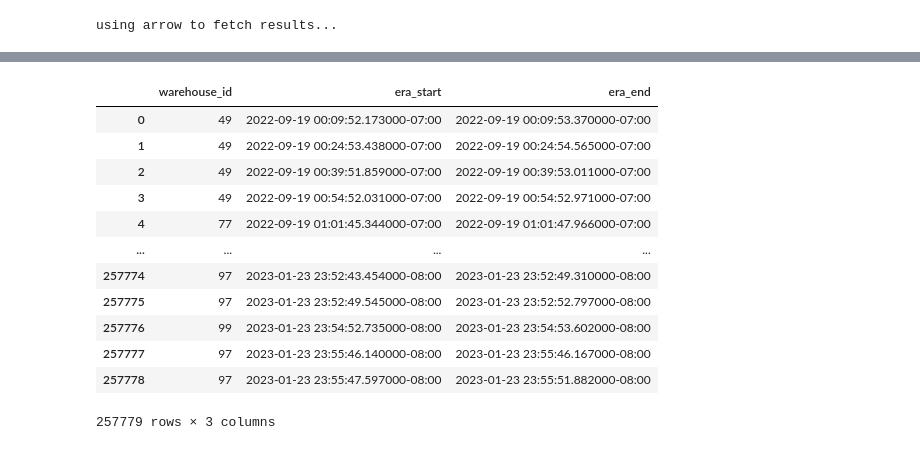
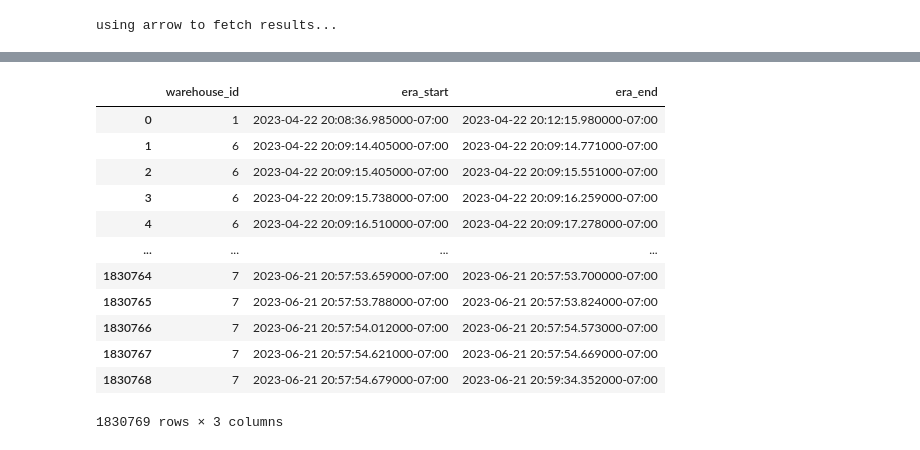
Before and after one commit to shwetank-kumar/optiml, a Jupyter notebook: notebooks/rakuten/smart-suspend-simulate.ipynb, the cells around one changed output, grey strips where cells are left out. Cells and saved outputs as stored; diff of their text form; code cells hidden in the pictures.

```diff
--- a/notebooks/rakuten/smart-suspend-simulate.ipynb
+++ b/notebooks/rakuten/smart-suspend-simulate.ipynb
@@ -44,8 +44,8 @@ time: 429 µs (started: 2023-06-03 20:45:29 -04:00)
 # %%
 # warehouse_ids = [41,42,43]
-warehouse_ids = [38,39,40]
-joined = ','.join([str(w) for w in warehouse_ids])
-sql_str = f"({joined})"
+# warehouse_ids = [38,39,40]
+# joined = ','.join([str(w) for w in warehouse_ids])
+# sql_str = f"({joined})"
 
 sql = f"""
 select
@@ -54,7 +54,6 @@ select
     era_end
 from query_era
 
--- where warehouse_id in {sql_str}
 order by era_start asc
 """
 
@@ -67,13 +66,13 @@ using arrow to fetch results...
 |  | warehouse_id | era_start | era_end |
-| 0 | 49 | 2022-09-19 00:09:52.173000-07:00 | 2022-09-19 00:09:53.370000-07:00 |
-| 1 | 49 | 2022-09-19 00:24:53.438000-07:00 | 2022-09-19 00:24:54.565000-07:00 |
-| 2 | 49 | 2022-09-19 00:39:51.859000-07:00 | 2022-09-19 00:39:53.011000-07:00 |
-| 3 | 49 | 2022-09-19 00:54:52.031000-07:00 | 2022-09-19 00:54:52.971000-07:00 |
-| 4 | 77 | 2022-09-19 01:01:45.344000-07:00 | 2022-09-19 01:01:47.966000-07:00 |
+| 0 | 1 | 2023-04-22 20:08:36.985000-07:00 | 2023-04-22 20:12:15.980000-07:00 |
+| 1 | 6 | 2023-04-22 20:09:14.405000-07:00 | 2023-04-22 20:09:14.771000-07:00 |
+| 2 | 6 | 2023-04-22 20:09:15.405000-07:00 | 2023-04-22 20:09:15.551000-07:00 |
+| 3 | 6 | 2023-04-22 20:09:15.738000-07:00 | 2023-04-22 20:09:16.259000-07:00 |
+| 4 | 6 | 2023-04-22 20:09:16.510000-07:00 | 2023-04-22 20:09:17.278000-07:00 |
 | ... | ... | ... | ... |
-| 257774 | 97 | 2023-01-23 23:52:43.454000-08:00 | 2023-01-23 23:52:49.310000-08:00 |
-| 257775 | 97 | 2023-01-23 23:52:49.545000-08:00 | 2023-01-23 23:52:52.797000-08:00 |
-| 257776 | 99 | 2023-01-23 23:54:52.735000-08:00 | 2023-01-23 23:54:53.602000-08:00 |
-| 257777 | 97 | 2023-01-23 23:55:46.140000-08:00 | 2023-01-23 23:55:46.167000-08:00 |
-| 257778 | 97 | 2023-01-23 23:55:47.597000-08:00 | 2023-01-23 23:55:51.882000-08:00 |
+| 1830764 | 7 | 2023-06-21 20:57:53.659000-07:00 | 2023-06-21 20:57:53.700000-07:00 |
+| 1830765 | 7 | 2023-06-21 20:57:53.788000-07:00 | 2023-06-21 20:57:53.824000-07:00 |
+| 1830766 | 7 | 2023-06-21 20:57:54.012000-07:00 | 2023-06-21 20:57:54.573000-07:00 |
+| 1830767 | 7 | 2023-06-21 20:57:54.621000-07:00 | 2023-06-21 20:57:54.669000-07:00 |
+| 1830768 | 7 | 2023-06-21 20:57:54.679000-07:00 | 2023-06-21 20:59:34.352000-07:00 |
-257779 rows × 3 columns
+1830769 rows × 3 columns
```
Also changed, not shown: parts of 11 cells of this notebook, 5 other files.
